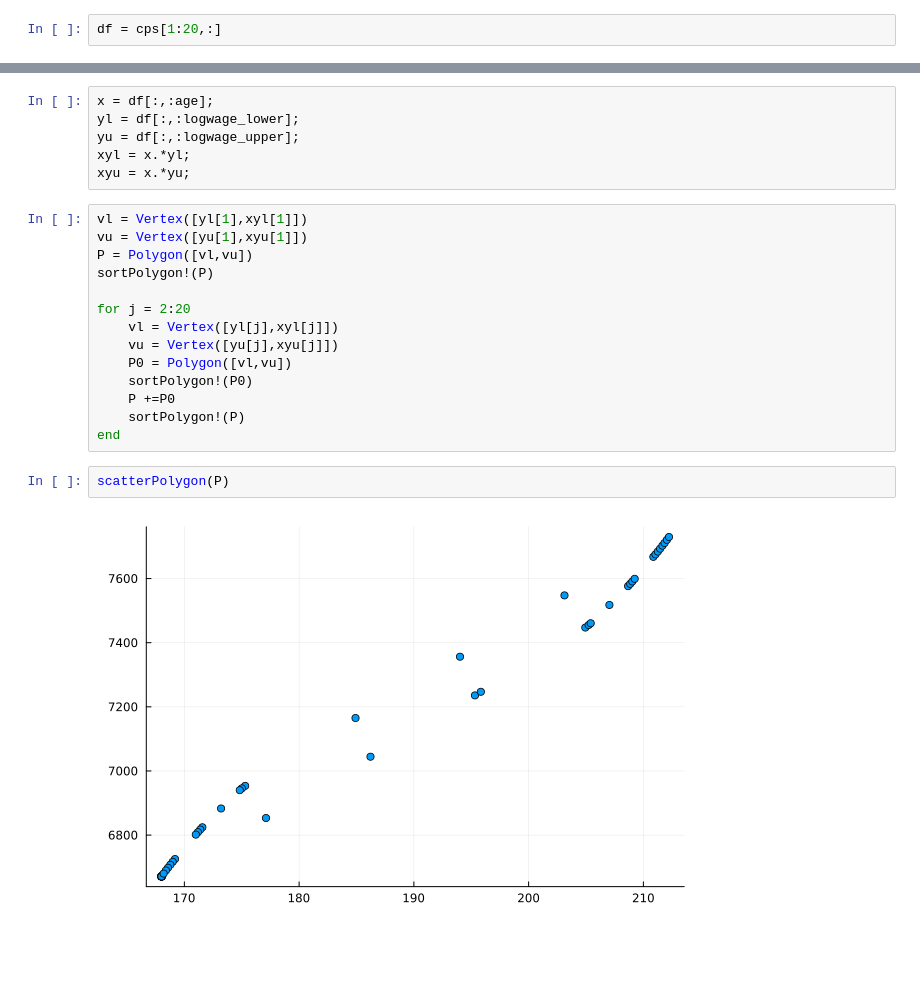
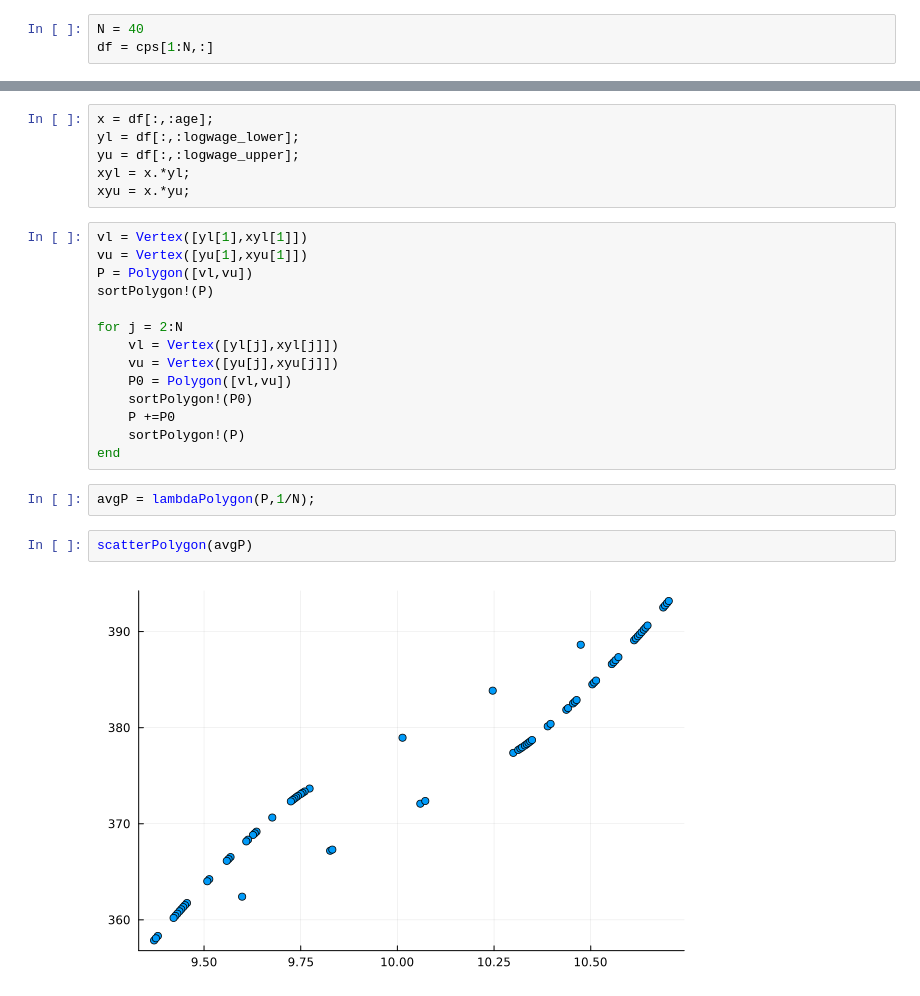
Before and after one commit to ArieBeresteanu/Bounds.jl, a Jupyter notebook: notebooks/test_identification_polygon.ipynb, the cells around one changed output, grey strips where cells are left out. Cells and saved outputs as stored; diff of their text form; blank space fills up the shorter version.

```diff
--- a/notebooks/test_identification_polygon.ipynb
+++ b/notebooks/test_identification_polygon.ipynb
@@ -84,5 +84,6 @@ first(cps,3)
 | 2 | 21 | 3500 | some college but no degree | 13 | 8.16052 | 1.0 | 9000.0 | 0.0 | 9.10498 |
 | 3 | 49 | 30000 | some college but no degree | 13 | 10.309 | 30000.0 | 36000.0 | 10.309 | 10.4913 |
 # %%
-df = cps[1:20,:]
+N = 40
+df = cps[1:N,:]
 # %% [output]
@@ -138,7 +140,7 @@ vu = Vertex([yu[1],xyu[1]])
 P = Polygon([vl,vu])
 sortPolygon!(P)
 
-for j = 2:20
+for j = 2:N
     vl = Vertex([yl[j],xyl[j]])
     vu = Vertex([yu[j],xyu[j]])
     P0 = Polygon([vl,vu])
@@ -146,8 +148,10 @@ for j = 2:20
     P +=P0
     sortPolygon!(P)
 end
+# %%
+avgP = lambdaPolygon(P,1/N);
 # %%
-scatterPolygon(P)
+scatterPolygon(avgP)
 # %% [output]
-[figure, old version]
+[figure, new version]
 # %%
```
Also changed, not shown: parts of 4 cells of this notebook, 1 other file.
